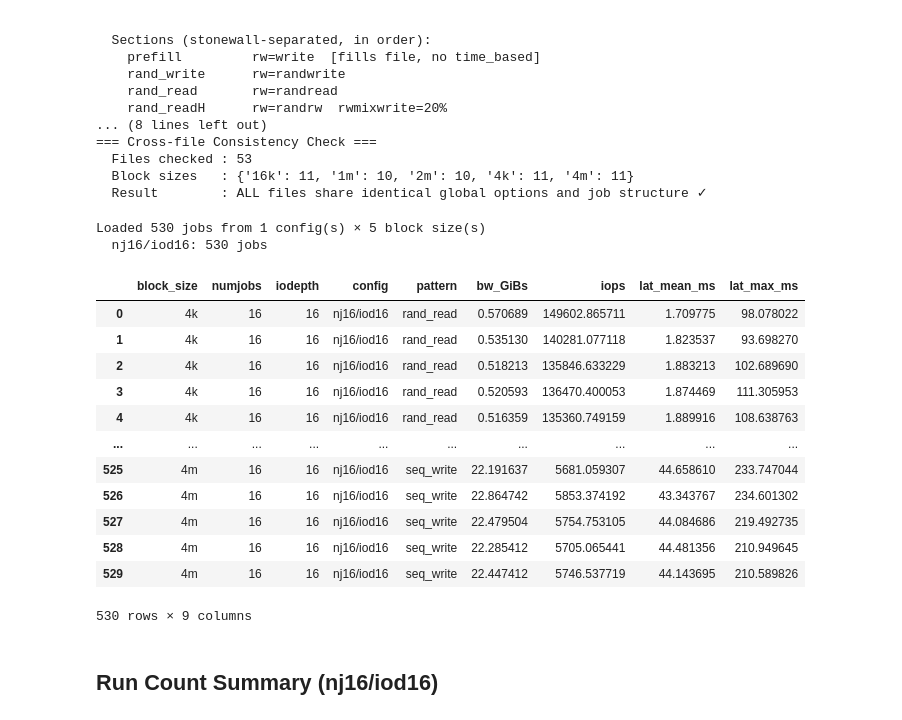
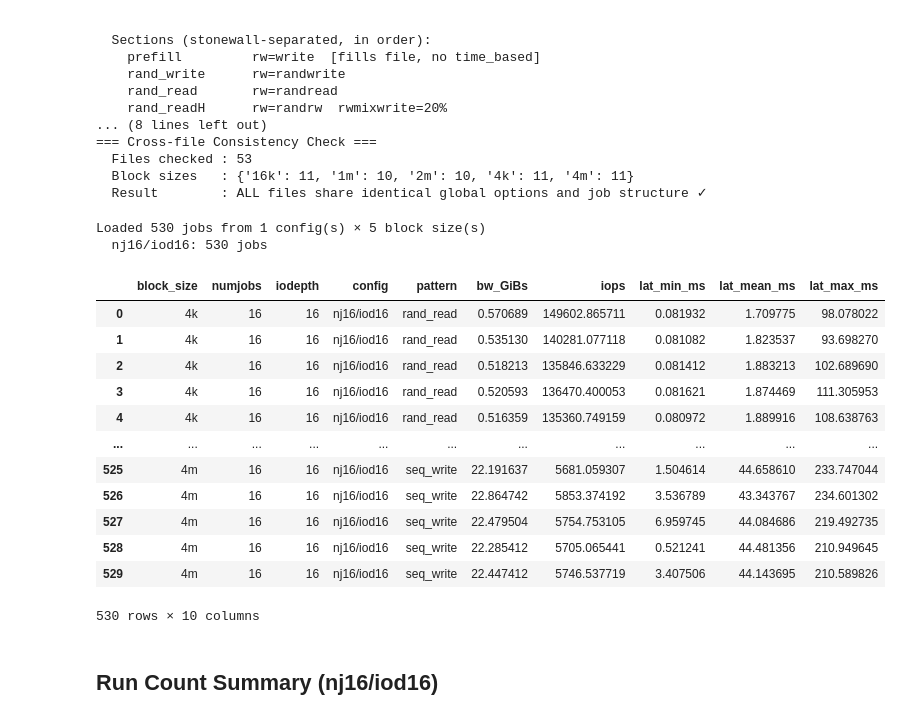
Before and after one commit to cissieAB/pdsw26_daos-bench, a Jupyter notebook: results/testbed/fio-dfs-all-rw-patterns/fio_dfs_all_patterns.ipynb, the cells around one changed output. Drawn from its saved outputs; the diff is of its cells as text; code cells hidden in the pictures.

```diff
--- a/results/testbed/fio-dfs-all-rw-patterns/fio_dfs_all_patterns.ipynb
+++ b/results/testbed/fio-dfs-all-rw-patterns/fio_dfs_all_patterns.ipynb
@@ -105,6 +105,7 @@ def parse_file(fpath):
             mx = job["mixed"]
             bw_GiBs     = mx["bw"] / 1024 / 1024
             iops        = mx["iops"]
+            lat_min_ms  = ms(mx["lat_ns"]["min"])
             lat_max_ms  = ms(mx["lat_ns"]["max"])
             lat_mean_ms = ms(mx["lat_ns"]["mean"])
         else:
@@ -116,10 +117,15 @@ def parse_file(fpath):
             bw_GiBs = (r["bw"] * has_read + w["bw"] * has_write) / 1024 / 1024
             iops    =  r["iops"] * has_read + w["iops"] * has_write
 
-            candidates = []
-            if has_read:  candidates.append(r["lat_ns"]["max"])
-            if has_write: candidates.append(w["lat_ns"]["max"])
-            lat_max_ms = ms(max(candidates)) if candidates else 0
+            max_cand, min_cand = [], []
+            if has_read:
+                max_cand.append(r["lat_ns"]["max"])
+                min_cand.append(r["lat_ns"]["min"])
+            if has_write:
+                max_cand.append(w["lat_ns"]["max"])
+                min_cand.append(w["lat_ns"]["min"])
+            lat_max_ms = ms(max(max_cand)) if max_cand else 0
+            lat_min_ms = ms(min(min_cand)) if min_cand else 0
 
             mean_num = (r["lat_ns"]["mean"] * r["total_ios"] * has_read +
                         w["lat_ns"]["mean"] * w["total_ios"] * has_write)
@@ -134,49 +140,50 @@ def parse_file(fpath):
             pattern     = name,
             bw_GiBs     = bw_GiBs,
             iops        = iops,
+            lat_min_ms  = lat_min_ms,
             lat_mean_ms = lat_mean_ms,
             lat_max_ms  = lat_max_ms,
         ))
     return rows
 
 
 all_rows = []
 for fpath in sorted(RESULTS_DIR.glob("*.json")):
     all_rows.extend(parse_file(fpath))
 
 BS_ORDER = ["4k", "16k", "1m", "2m", "4m"]
 PATTERN_ORDER = [
     "rand_read", "rand_readH", "rand_readB", "rand_writeH", "rand_write",
     "seq_read",  "seq_readH",  "seq_readB",  "seq_writeH", "seq_write"
 ]
 CONFIGS = ["nj16/iod16"]
 
 df = pd.DataFrame(all_rows)
 df["block_size"] = pd.Categorical(df["block_size"], categories=BS_ORDER, ordered=True)
 df["pattern"]    = pd.Categorical(df["pattern"],    categories=PATTERN_ORDER, ordered=True)
 df = df.sort_values(["config", "block_size", "pattern"]).reset_index(drop=True)
 
 print(f"Loaded {len(df)} jobs from {df['config'].nunique()} config(s) × {df['block_size'].nunique()} block size(s)")
 for cfg in CONFIGS:
     n = len(df[df["config"] == cfg])
     print(f"  {cfg}: {n} jobs")
 df
 # %% [output]
 Loaded 530 jobs from 1 config(s) × 5 block size(s)
   nj16/iod16: 530 jobs
-|  | block_size | numjobs | iodepth | config | pattern | bw_GiBs | iops | lat_mean_ms | lat_max_ms |
-| 0 | 4k | 16 | 16 | nj16/iod16 | rand_read | 0.570689 | 149602.865711 | 1.709775 | 98.078022 |
-| 1 | 4k | 16 | 16 | nj16/iod16 | rand_read | 0.535130 | 140281.077118 | 1.823537 | 93.698270 |
-| 2 | 4k | 16 | 16 | nj16/iod16 | rand_read | 0.518213 | 135846.633229 | 1.883213 | 102.689690 |
-| 3 | 4k | 16 | 16 | nj16/iod16 | rand_read | 0.520593 | 136470.400053 | 1.874469 | 111.305953 |
-| 4 | 4k | 16 | 16 | nj16/iod16 | rand_read | 0.516359 | 135360.749159 | 1.889916 | 108.638763 |
-| ... | ... | ... | ... | ... | ... | ... | ... | ... | ... |
-| 525 | 4m | 16 | 16 | nj16/iod16 | seq_write | 22.191637 | 5681.059307 | 44.658610 | 233.747044 |
-| 526 | 4m | 16 | 16 | nj16/iod16 | seq_write | 22.864742 | 5853.374192 | 43.343767 | 234.601302 |
-| 527 | 4m | 16 | 16 | nj16/iod16 | seq_write | 22.479504 | 5754.753105 | 44.084686 | 219.492735 |
-| 528 | 4m | 16 | 16 | nj16/iod16 | seq_write | 22.285412 | 5705.065441 | 44.481356 | 210.949645 |
-| 529 | 4m | 16 | 16 | nj16/iod16 | seq_write | 22.447412 | 5746.537719 | 44.143695 | 210.589826 |
+|  | block_size | numjobs | iodepth | config | pattern | bw_GiBs | iops | lat_min_ms | lat_mean_ms | lat_max_ms |
+| 0 | 4k | 16 | 16 | nj16/iod16 | rand_read | 0.570689 | 149602.865711 | 0.081932 | 1.709775 | 98.078022 |
+| 1 | 4k | 16 | 16 | nj16/iod16 | rand_read | 0.535130 | 140281.077118 | 0.081082 | 1.823537 | 93.698270 |
+| 2 | 4k | 16 | 16 | nj16/iod16 | rand_read | 0.518213 | 135846.633229 | 0.081412 | 1.883213 | 102.689690 |
+| 3 | 4k | 16 | 16 | nj16/iod16 | rand_read | 0.520593 | 136470.400053 | 0.081621 | 1.874469 | 111.305953 |
+| 4 | 4k | 16 | 16 | nj16/iod16 | rand_read | 0.516359 | 135360.749159 | 0.080972 | 1.889916 | 108.638763 |
+| ... | ... | ... | ... | ... | ... | ... | ... | ... | ... | ... |
+| 525 | 4m | 16 | 16 | nj16/iod16 | seq_write | 22.191637 | 5681.059307 | 1.504614 | 44.658610 | 233.747044 |
+| 526 | 4m | 16 | 16 | nj16/iod16 | seq_write | 22.864742 | 5853.374192 | 3.536789 | 43.343767 | 234.601302 |
+| 527 | 4m | 16 | 16 | nj16/iod16 | seq_write | 22.479504 | 5754.753105 | 6.959745 | 44.084686 | 219.492735 |
+| 528 | 4m | 16 | 16 | nj16/iod16 | seq_write | 22.285412 | 5705.065441 | 0.521241 | 44.481356 | 210.949645 |
+| 529 | 4m | 16 | 16 | nj16/iod16 | seq_write | 22.447412 | 5746.537719 | 3.407506 | 44.143695 | 210.589826 |
-530 rows × 9 columns
+530 rows × 10 columns
 # %%
 def plot_metric(ax, col, cfg):
     """Plot `col` vs operation type; one line per (access, block_size) combo.
```
Also changed, not shown: parts of 3 cells of this notebook, 3 other files.
